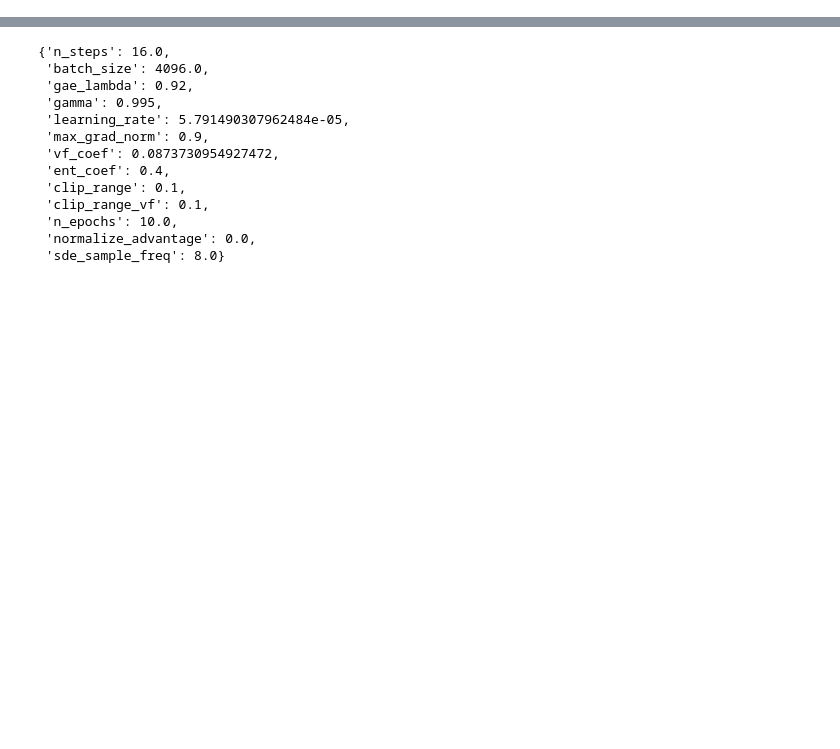
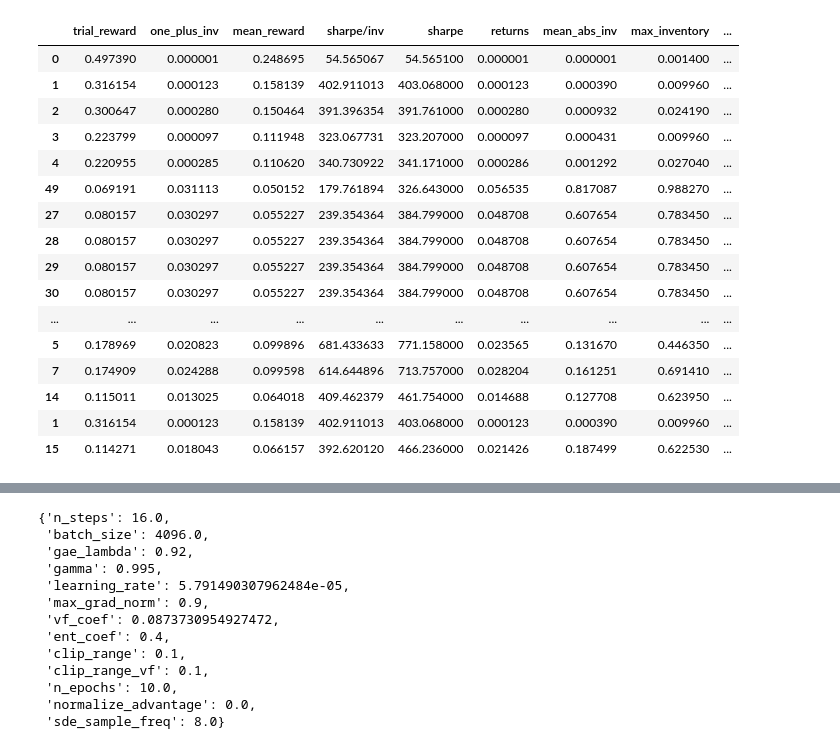
Before and after one commit to JuusoAsd/thesis, a Jupyter notebook: src/data_management/help.ipynb, the cells around one changed output, grey strips where cells are left out. Saved outputs shown, nothing was run; the diff lists cells and outputs as text; code cells hidden in the pictures; blank space fills up the shorter version.

```diff
--- a/src/data_management/help.ipynb
+++ b/src/data_management/help.ipynb
@@ -81,0 +187,40 @@ df
+# %%
+df = pd.read_table("/Users/juusoahlroos/Documents/own/gradu/parsed_data/results/multi_step_pnl.log", sep='\s*\|\s*', engine='python',skiprows=1).iloc[2:-1]
+df['liquidated'] = df['max_inventory'] > 0.99
+pd.options.display.float_format = '{:f}'.format
+
+df = df[df['liquidated'] == False].reset_index(drop=True)
+df['one_plus_inv'] = df['returns'] / (1+ df['mean_abs_inv'])
+df['mean_reward'] = df[['trial_reward', 'one_plus_inv']].mean(axis=1)
+df['sharpe/inv'] = df.sharpe/(df.mean_abs_inv+1)
+columns = ['trial_reward', 'one_plus_inv', "mean_reward",'sharpe/inv','sharpe', 'returns', 'mean_abs_inv', 'max_inventory']
+df = df[columns]
+
+n = 5
+cols = ['trial_reward', 'one_plus_inv', "mean_reward", "sharpe",'sharpe/inv']
+trials = []
+for col in cols:
+    selection = df.nlargest(n, col)
+    selection['metric'] = col
+    trials.append(selection)
+
+
+pd.concat(trials)
+# %% [output]
+|  | trial_reward | one_plus_inv | mean_reward | sharpe/inv | sharpe | returns | mean_abs_inv | max_inventory | ... |
+| 0 | 0.497390 | 0.000001 | 0.248695 | 54.565067 | 54.565100 | 0.000001 | 0.000001 | 0.001400 | ... |
+| 1 | 0.316154 | 0.000123 | 0.158139 | 402.911013 | 403.068000 | 0.000123 | 0.000390 | 0.009960 | ... |
+| 2 | 0.300647 | 0.000280 | 0.150464 | 391.396354 | 391.761000 | 0.000280 | 0.000932 | 0.024190 | ... |
+| 3 | 0.223799 | 0.000097 | 0.111948 | 323.067731 | 323.207000 | 0.000097 | 0.000431 | 0.009960 | ... |
+| 4 | 0.220955 | 0.000285 | 0.110620 | 340.730922 | 341.171000 | 0.000286 | 0.001292 | 0.027040 | ... |
+| 49 | 0.069191 | 0.031113 | 0.050152 | 179.761894 | 326.643000 | 0.056535 | 0.817087 | 0.988270 | ... |
+| 27 | 0.080157 | 0.030297 | 0.055227 | 239.354364 | 384.799000 | 0.048708 | 0.607654 | 0.783450 | ... |
+| 28 | 0.080157 | 0.030297 | 0.055227 | 239.354364 | 384.799000 | 0.048708 | 0.607654 | 0.783450 | ... |
+| 29 | 0.080157 | 0.030297 | 0.055227 | 239.354364 | 384.799000 | 0.048708 | 0.607654 | 0.783450 | ... |
+| 30 | 0.080157 | 0.030297 | 0.055227 | 239.354364 | 384.799000 | 0.048708 | 0.607654 | 0.783450 | ... |
+| ... | ... | ... | ... | ... | ... | ... | ... | ... | ... |
+| 5 | 0.178969 | 0.020823 | 0.099896 | 681.433633 | 771.158000 | 0.023565 | 0.131670 | 0.446350 | ... |
+| 7 | 0.174909 | 0.024288 | 0.099598 | 614.644896 | 713.757000 | 0.028204 | 0.161251 | 0.691410 | ... |
+| 14 | 0.115011 | 0.013025 | 0.064018 | 409.462379 | 461.754000 | 0.014688 | 0.127708 | 0.623950 | ... |
+| 1 | 0.316154 | 0.000123 | 0.158139 | 402.911013 | 403.068000 | 0.000123 | 0.000390 | 0.009960 | ... |
+| 15 | 0.114271 | 0.018043 | 0.066157 | 392.620120 | 466.236000 | 0.021426 | 0.187499 | 0.622530 | ... |
```
Also changed, not shown: parts of 9 cells of this notebook, 22 other files.
